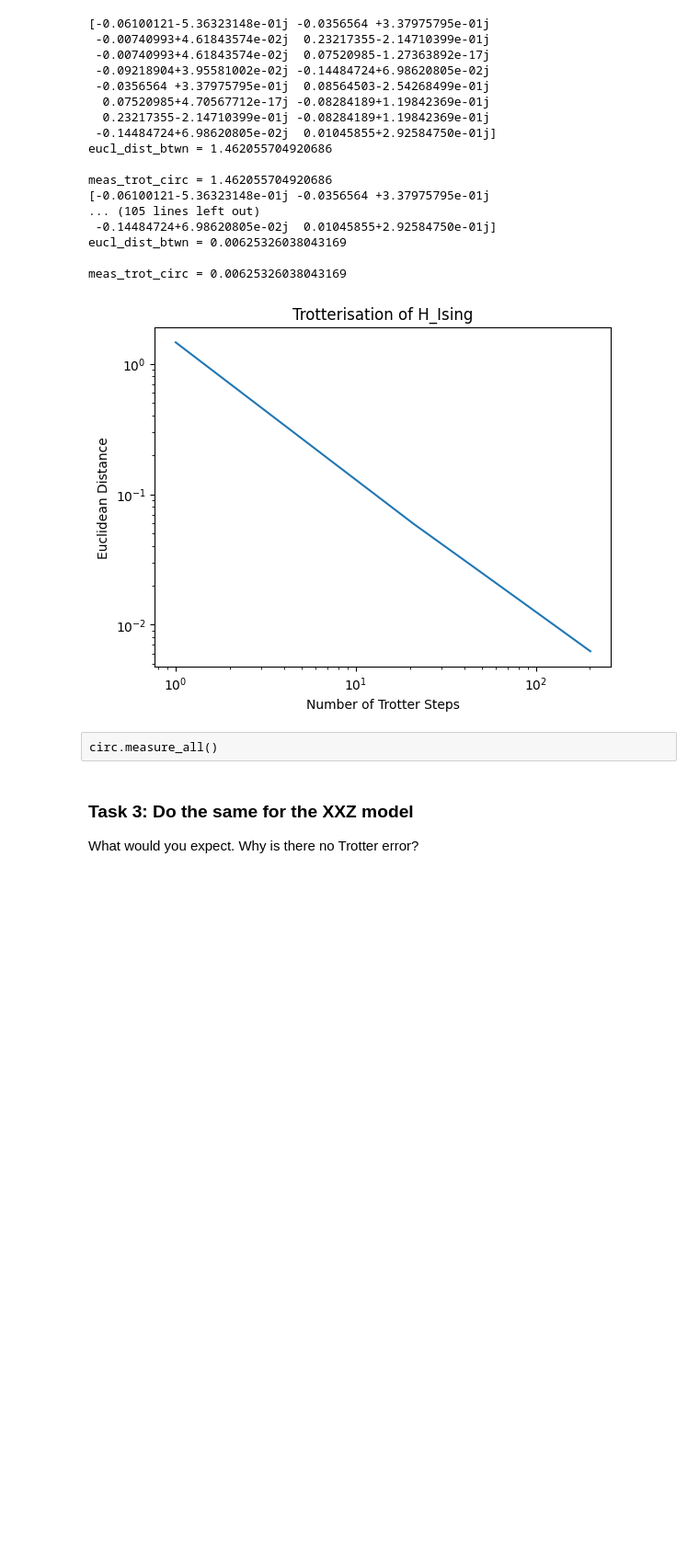
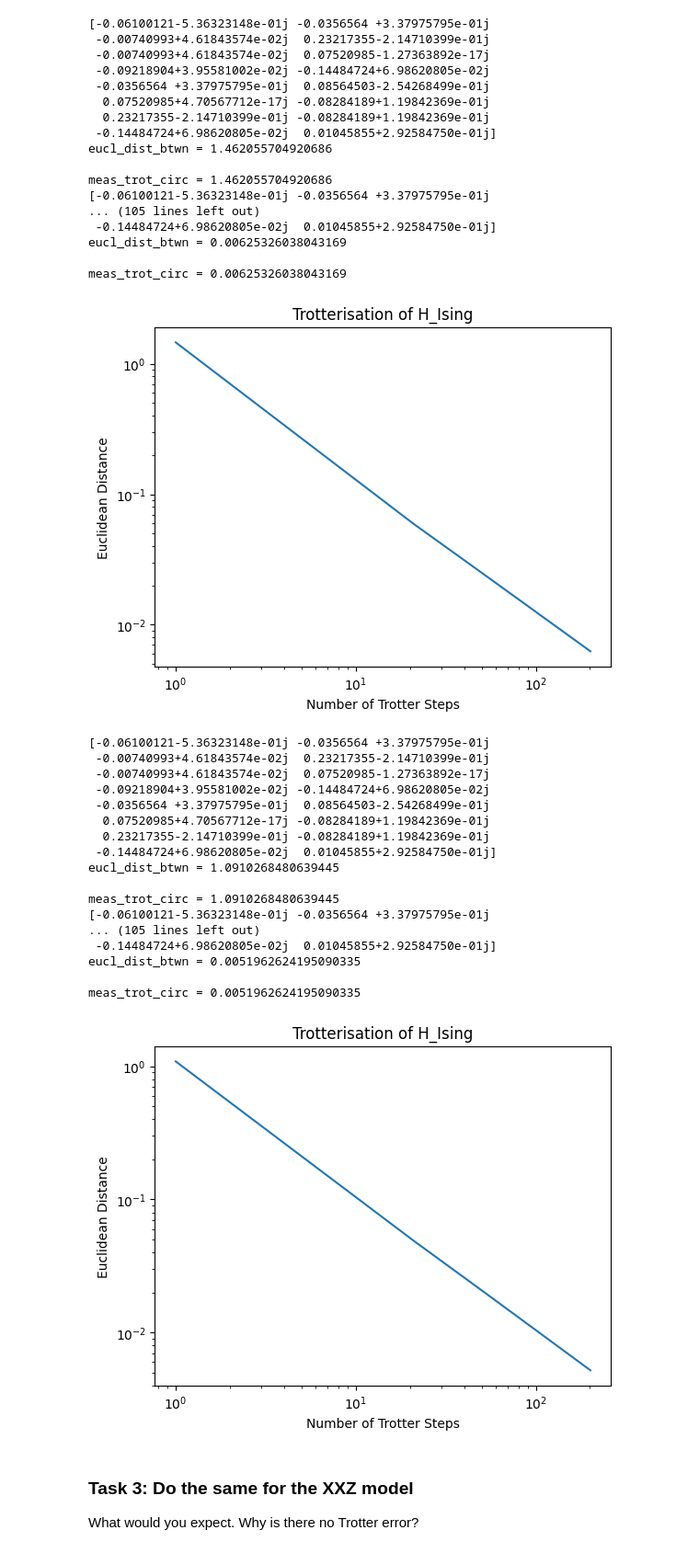
Before and after one commit to rockett-m/2025-Quantinuum, a Jupyter notebook: notebooks/hamiltonian_simulation.ipynb, the cells around one changed output. Shown at 92% size. Saved outputs shown, nothing was run; the diff lists cells and outputs as text; code cells hidden in the pictures; blank space fills up the shorter version.

Commit message:
working second order

```diff
--- a/notebooks/hamiltonian_simulation.ipynb
+++ b/notebooks/hamiltonian_simulation.ipynb
@@ -479,17 +522,17 @@ def measure_trotterised_circuit(
         the trotterised result and the classical result
     """
     from pytket.extensions.qiskit import AerBackend, AerStateBackend
-    from qiskit_aer.noise import NoiseModel
-    noise_model = NoiseModel()
+    # from qiskit_aer.noise import NoiseModel
+    # noise_model = NoiseModel()
 
-    for q in range(N):
-        noise_model.add_readout_error(
-            [
-                [1-noise, noise],
-                [noise, 1-noise]
-            ]
-            [q]
-        )
+    # for q in range(N):
+    #     noise_model.add_readout_error(
+    #         [
+    #             [1-noise, noise],
+    #             [noise, 1-noise]
+    #         ]
+    #         [q]
+    #     )
 
 
     # backend = AerBackend(noise_model=noise_model)
@@ -587,8 +630,51 @@ eucl_dist_btwn = 0.00625326038043169
 
 meas_trot_circ = 0.00625326038043169
 [figure]
-# %% [raw]
-circ.measure_all()
+# %%
+# test trotterisation
+N = 4  # 0, 1, 2, 3
+# FIXME: e
+
+euclidean_distances = []
+
+for num_trotter_steps in n_trotter_steps:
+
+    circ_trot = trotter_test(
+        num_trotter_steps=num_trotter_steps,
+        N=N,
+        H_ising=second_order_H_ising,
+    )
+
+    meas_trot_circ = measure_trotterised_circuit(
+        analytical_function=analytical_ising,
+        circ=circ_trot,
+        N=N,
+        # debug=True
+    )
+
+    euclidean_distances.append(meas_trot_circ)
+    print(f'{meas_trot_circ = }')
+
+graph_euclidean_distance(n_trotter_steps, euclidean_distances)
+# %% [output]
+[-0.06100121-5.36323148e-01j -0.0356564 +3.37975795e-01j
+ -0.00740993+4.61843574e-02j  0.23217355-2.14710399e-01j
+ -0.00740993+4.61843574e-02j  0.07520985-1.27363892e-17j
+ -0.09218904+3.95581002e-02j -0.14484724+6.98620805e-02j
+ -0.0356564 +3.37975795e-01j  0.08564503-2.54268499e-01j
+  0.07520985+4.70567712e-17j -0.08284189+1.19842369e-01j
+  0.23217355-2.14710399e-01j -0.08284189+1.19842369e-01j
+ -0.14484724+6.98620805e-02j  0.01045855+2.92584750e-01j]
+eucl_dist_btwn = 1.0910268480639445
+
+meas_trot_circ = 1.0910268480639445
+[-0.06100121-5.36323148e-01j -0.0356564 +3.37975795e-01j
+... (105 lines left out)
+ -0.14484724+6.98620805e-02j  0.01045855+2.92584750e-01j]
+eucl_dist_btwn = 0.0051962624195090335
+
+meas_trot_circ = 0.0051962624195090335
+[figure, added]
 # %% [markdown]
 ### Task 3: Do the same for the XXZ model
 
```
Also changed, not shown: parts of 9 cells of this notebook.
